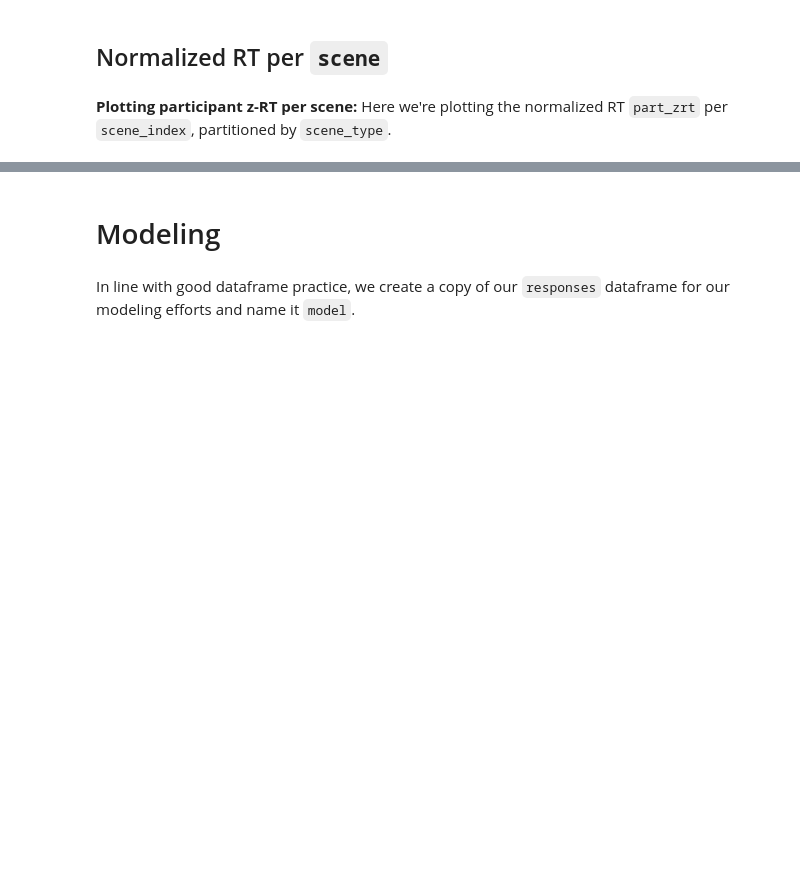
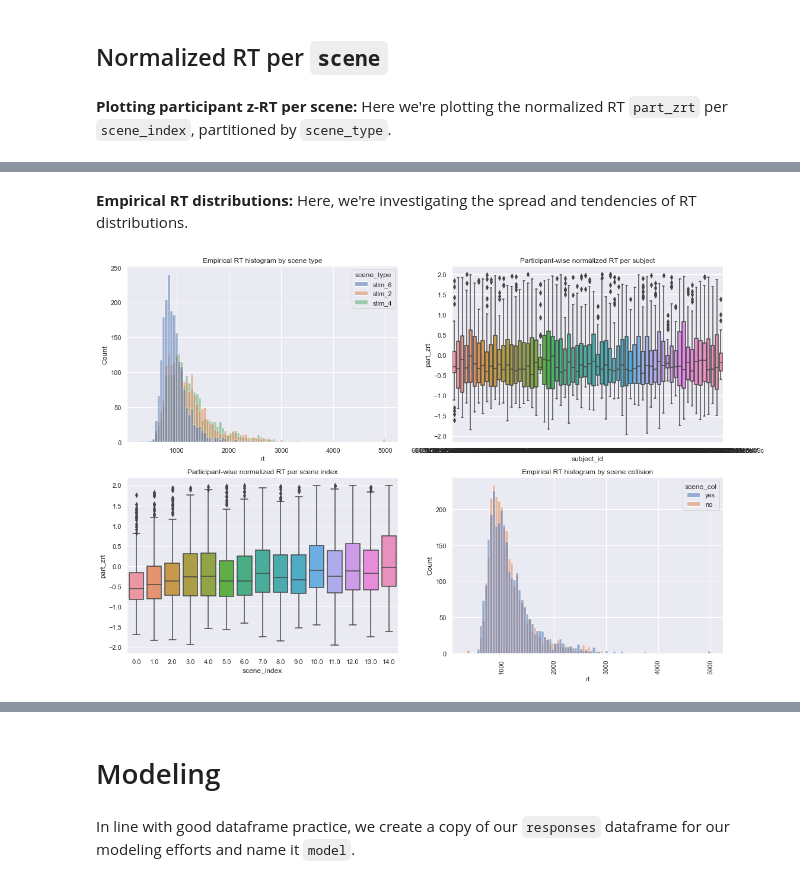
Before and after one commit to flxsosa/physics_abstraction, a Jupyter notebook: experiments/experiment4/notebooks/analysis.ipynb, the cells around one changed output, grey strips where cells are left out. Cells and saved outputs as stored; diff of their text form; code cells hidden in the pictures; blank space fills up the shorter version.

```diff
--- a/experiments/experiment4/notebooks/analysis.ipynb
+++ b/experiments/experiment4/notebooks/analysis.ipynb
@@ -216,0 +218,16 @@ plt.xticks(rotation=45);
+# %% [markdown]
+**Empirical RT distributions:** Here, we're investigating the spread and tendencies of RT distributions.
+# %%
+fig, axs = plt.subplots(2,2,figsize=(18,12))
+# Title subplots
+axs[0,0].title.set_text("Empirical RT histogram by scene type")
+axs[0,1].title.set_text("Participant-wise normalized RT per subject")
+axs[1,0].title.set_text("Participant-wise normalized RT per scene index")
+axs[1,1].title.set_text("Empirical RT histogram by scene collision")
+sns.histplot(x="rt",data=responses,hue='scene_type',ax=axs[0,0])
+sns.boxplot(x='subject_id',y='part_zrt',data=responses,ax=axs[0,1])
+sns.boxplot(x='scene_index',y='part_zrt',data=responses,ax=axs[1,0])
+sns.histplot(x="rt",data=responses,hue='scene_col',ax=axs[1,1])
+plt.xticks(rotation=90);
+# %% [output]
+[figure, added]
```
Also changed, not shown: parts of 60 cells of this notebook.
